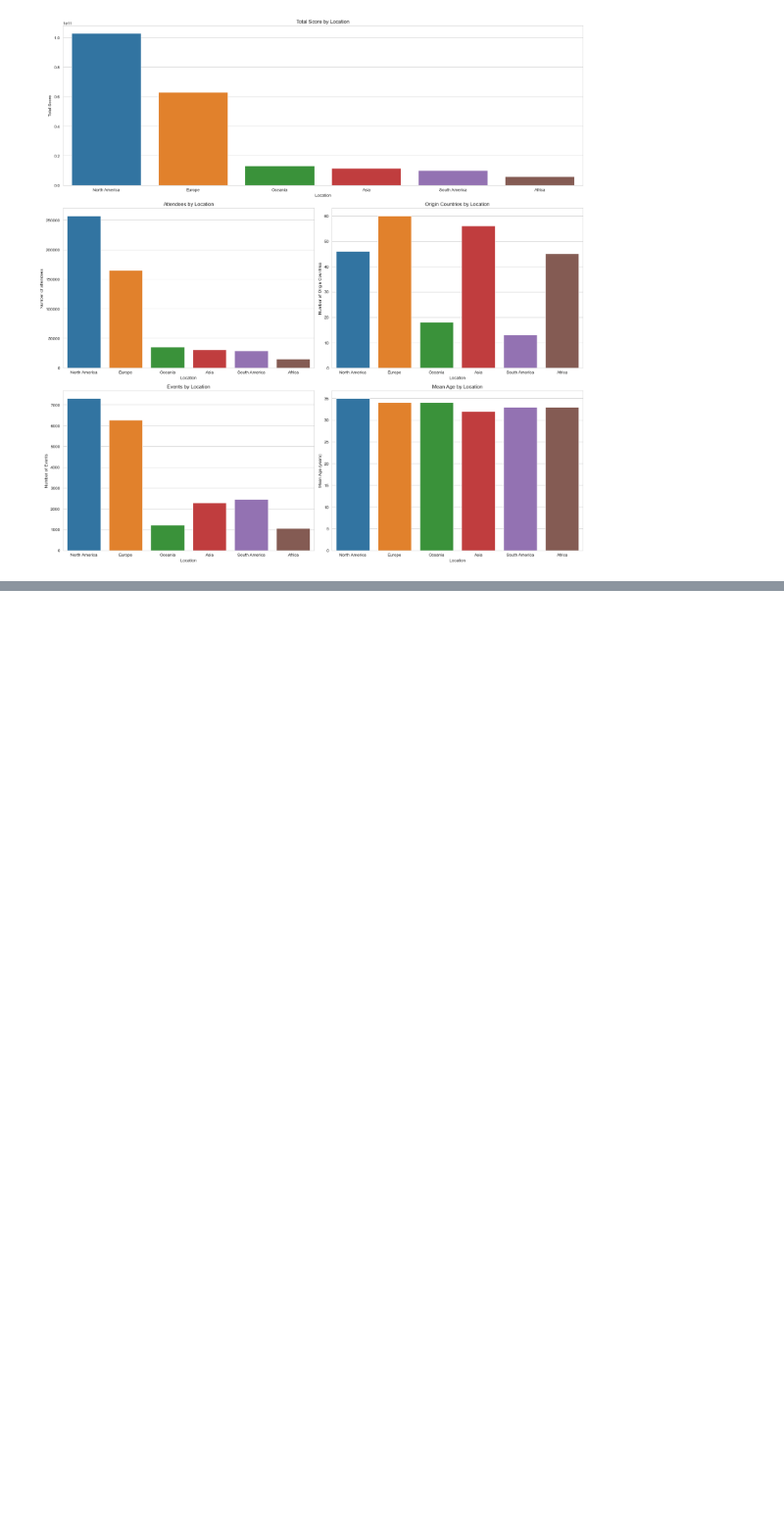
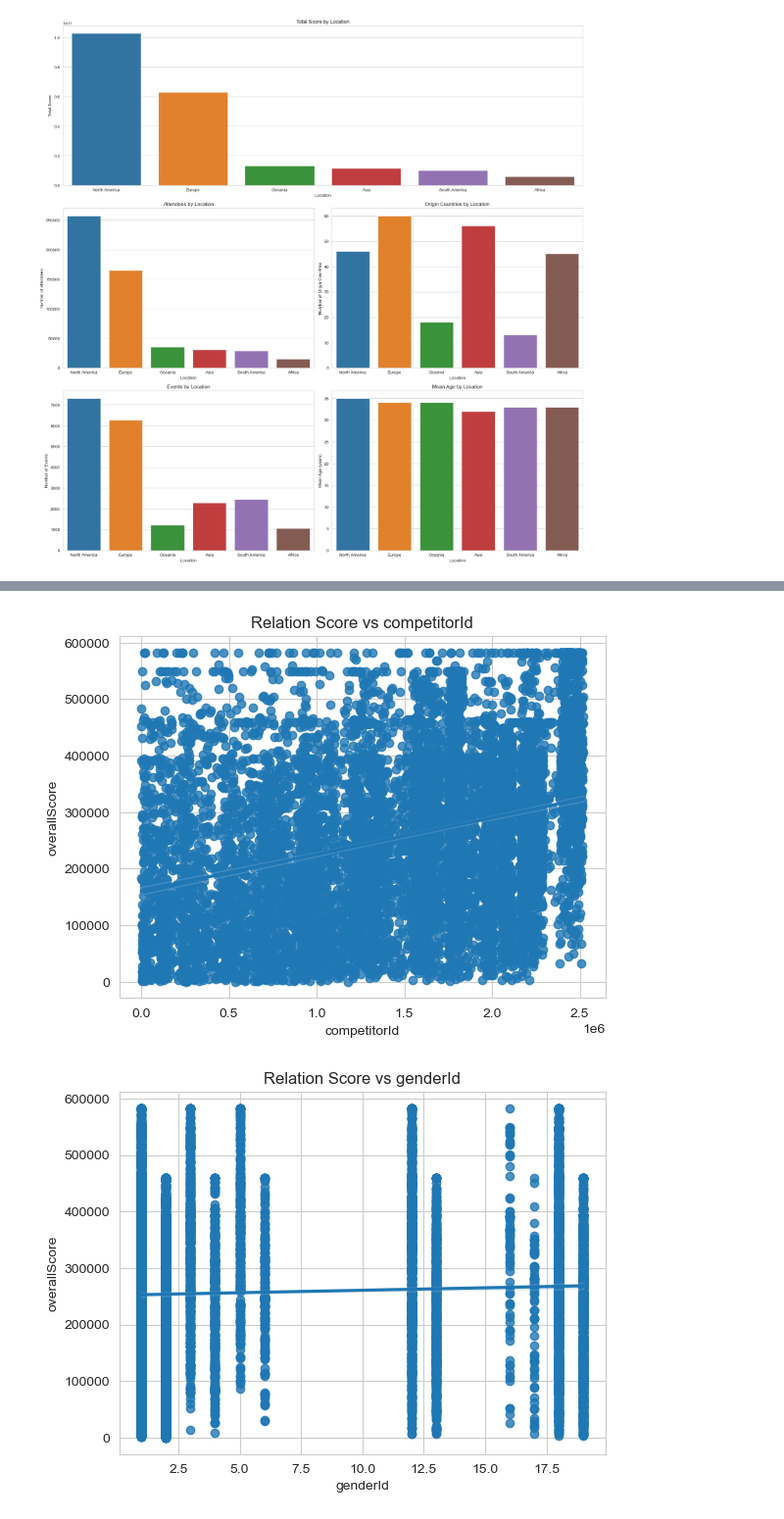
Before and after one commit to obaliuta/crossfitgames_eda_analysis, a Jupyter notebook: notebook.ipynb, the cells around one changed output, grey strips where cells are left out. Shown at 98% size. Saved outputs shown, nothing was run; the diff lists cells and outputs as text; code cells hidden in the pictures; blank space fills up the shorter version.

```diff
--- a/notebook.ipynb
+++ b/notebook.ipynb
@@ -349,3 +349,7 @@ ax5.set_ylabel('Mean Age (years)')
 plt.tight_layout()
 # %% [output]
 [figure]
+# %%
+features = [v for v in df_open.select_dtypes(include='number').columns if v != 'overallRank']
+
+df_open[features]
@@ -351,0 +370,8 @@ plt.tight_layout()
+# %%
+for col in features[:-1]:
+    sns.regplot(x=col, y=features[-1], data = df_open.sample(10000))
+    plt.title('Relation Score vs '+col)
+    plt.show()
+# %% [output]
+[figure, added]
+[figure, added]
```
Also changed, not shown: parts of 3 cells of this notebook.
